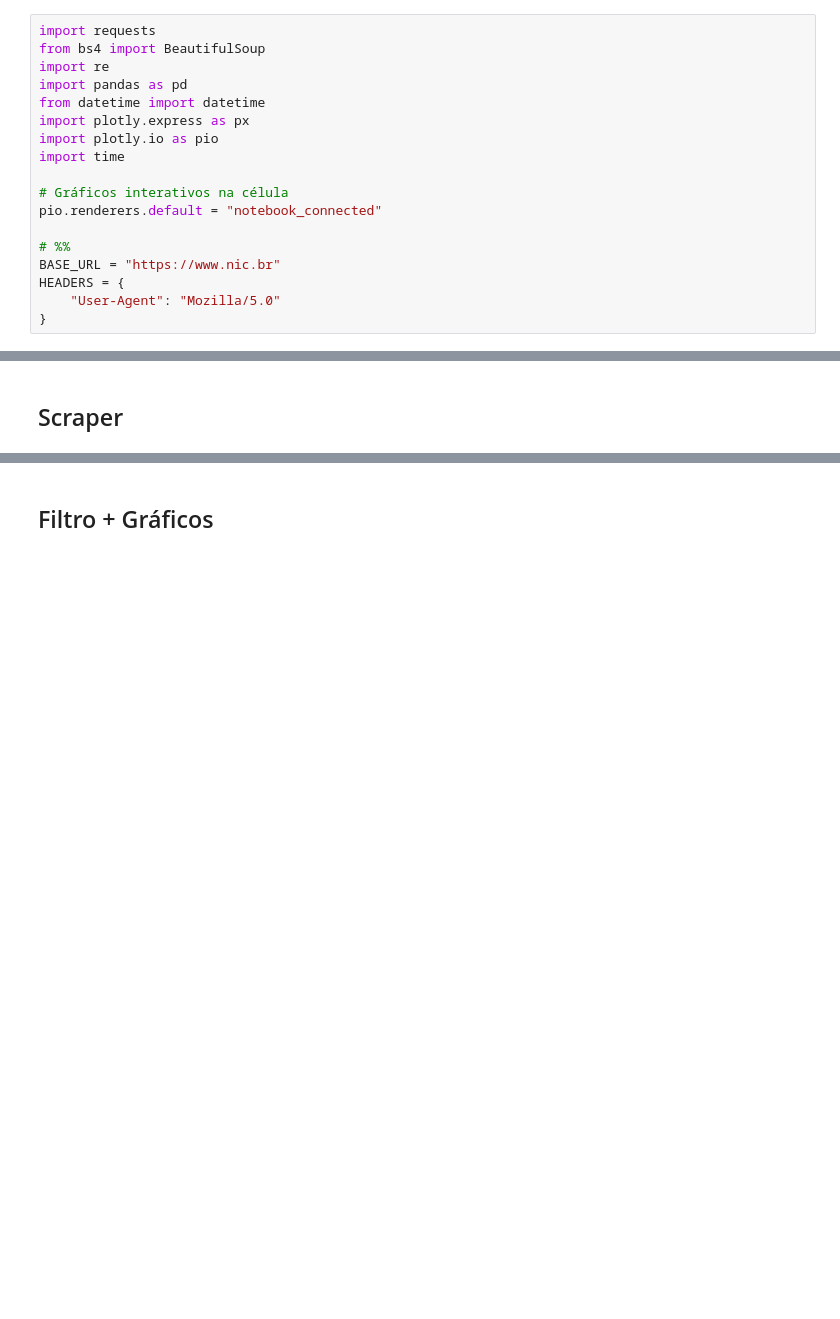
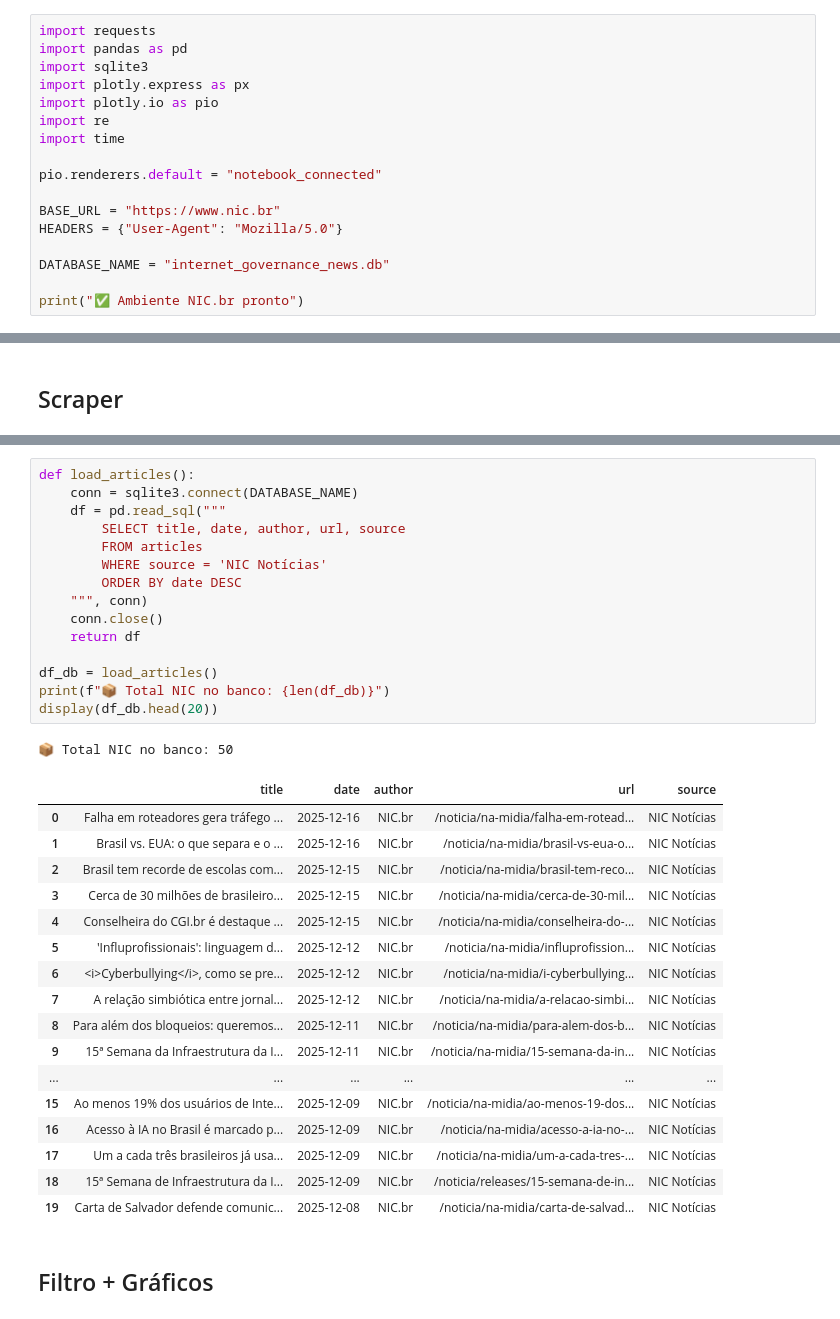
Before and after one commit to GabrielleMarchioli/unesp-scrapping, a Jupyter notebook: nic.ipynb, the cells around one changed output, grey strips where cells are left out. Cells and saved outputs as stored; diff of their text form; blank space fills up the shorter version.

```diff
--- a/nic.ipynb
+++ b/nic.ipynb
@@ -2,19 +2,18 @@
 ## Importações e Configurações
 # %%
 import requests
-from bs4 import BeautifulSoup
-import re
 import pandas as pd
-from datetime import datetime
+import sqlite3
 import plotly.express as px
 import plotly.io as pio
+import re
 import time
 
-# Gráficos interativos na célula
 pio.renderers.default = "notebook_connected"
 
-# %%
 BASE_URL = "https://www.nic.br"
-HEADERS = {
-    "User-Agent": "Mozilla/5.0"
-}
+HEADERS = {"User-Agent": "Mozilla/5.0"}
+
+DATABASE_NAME = "internet_governance_news.db"
+
+print("✅ Ambiente NIC.br pronto")
@@ -76,2 +113,36 @@ Total coletado: 50
+# %%
+def load_articles():
+    conn = sqlite3.connect(DATABASE_NAME)
+    df = pd.read_sql("""
+        SELECT title, date, author, url, source
+        FROM articles
+        WHERE source = 'NIC Notícias'
+        ORDER BY date DESC
+    """, conn)
+    conn.close()
+    return df
+
+df_db = load_articles()
+print(f"📦 Total NIC no banco: {len(df_db)}")
+display(df_db.head(20))
+# %% [output]
+📦 Total NIC no banco: 50
+|  | title | date | author | url | source |
+| 0 | Falha em roteadores gera tráfego ... | 2025-12-16 | NIC.br | /noticia/na-midia/falha-em-rotead... | NIC Notícias |
+| 1 | Brasil vs. EUA: o que separa e o ... | 2025-12-16 | NIC.br | /noticia/na-midia/brasil-vs-eua-o... | NIC Notícias |
+| 2 | Brasil tem recorde de escolas com... | 2025-12-15 | NIC.br | /noticia/na-midia/brasil-tem-reco... | NIC Notícias |
+| 3 | Cerca de 30 milhões de brasileiro... | 2025-12-15 | NIC.br | /noticia/na-midia/cerca-de-30-mil... | NIC Notícias |
+| 4 | Conselheira do CGI.br é destaque ... | 2025-12-15 | NIC.br | /noticia/na-midia/conselheira-do-... | NIC Notícias |
+| 5 | 'Influprofissionais': linguagem d... | 2025-12-12 | NIC.br | /noticia/na-midia/influprofission... | NIC Notícias |
+| 6 | <i>Cyberbullying</i>, como se pre... | 2025-12-12 | NIC.br | /noticia/na-midia/i-cyberbullying... | NIC Notícias |
+| 7 | A relação simbiótica entre jornal... | 2025-12-12 | NIC.br | /noticia/na-midia/a-relacao-simbi... | NIC Notícias |
+| 8 | Para além dos bloqueios: queremos... | 2025-12-11 | NIC.br | /noticia/na-midia/para-alem-dos-b... | NIC Notícias |
+| 9 | 15ª Semana da Infraestrutura da I... | 2025-12-11 | NIC.br | /noticia/na-midia/15-semana-da-in... | NIC Notícias |
+| ... | ... | ... | ... | ... | ... |
+| 15 | Ao menos 19% dos usuários de Inte... | 2025-12-09 | NIC.br | /noticia/na-midia/ao-menos-19-dos... | NIC Notícias |
+| 16 | Acesso à IA no Brasil é marcado p... | 2025-12-09 | NIC.br | /noticia/na-midia/acesso-a-ia-no-... | NIC Notícias |
+| 17 | Um a cada três brasileiros já usa... | 2025-12-09 | NIC.br | /noticia/na-midia/um-a-cada-tres-... | NIC Notícias |
+| 18 | 15ª Semana de Infraestrutura da I... | 2025-12-09 | NIC.br | /noticia/releases/15-semana-de-in... | NIC Notícias |
+| 19 | Carta de Salvador defende comunic... | 2025-12-08 | NIC.br | /noticia/na-midia/carta-de-salvad... | NIC Notícias |
 # %% [markdown]
 ## Filtro + Gráficos
```
Also changed, not shown: parts of 11 cells of this notebook, 3 other files.
